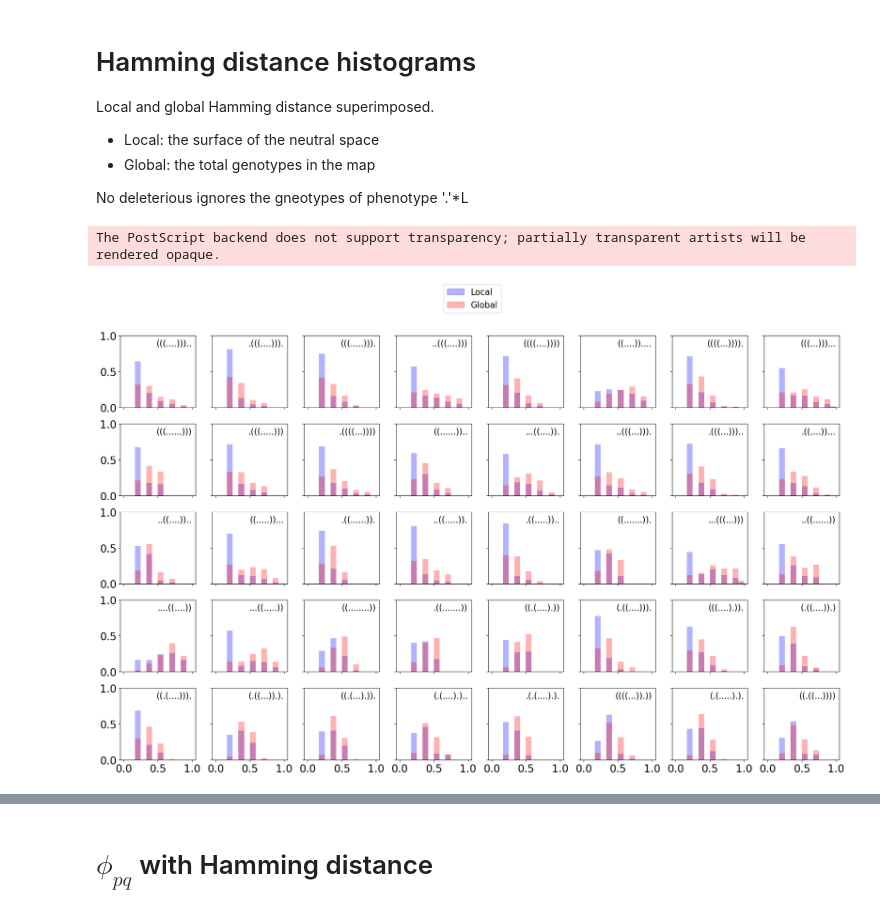
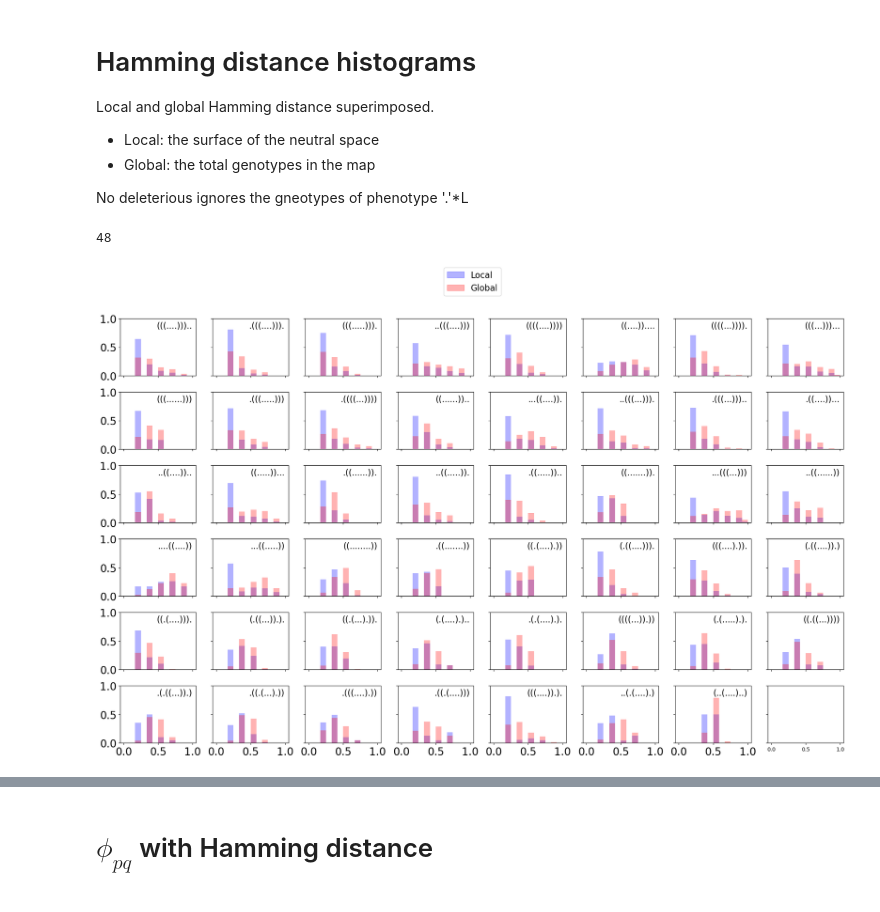
Before and after one commit to paulagrcg/phenodistance, a Jupyter notebook: plots/plotsnotebook.ipynb, the cells around one changed output, grey strips where cells are left out. Drawn from its saved outputs; the diff is of its cells as text; code cells hidden in the pictures.

```diff
--- a/plots/plotsnotebook.ipynb
+++ b/plots/plotsnotebook.ipynb
@@ -18,6 +18,10 @@ with open("../data/neutralsets.pkl","rb") as f:
     neutralsets = pickle.load(f)
 L=12
 K=4
+# %%
+len(neutralsets)
+# %% [output]
+48
 # %%
 from collections import defaultdict
 sort_neutralsets = defaultdict(float)
@@ -30,37 +34,40 @@ from matplotlib import pyplot as plt
 import numpy as np
 import matplotlib.patches as mpatches
 
-fig, axs = plt.subplots(5, 8, figsize=(20, 12), sharex=True, sharey=True)  # 5 rows, 8 columns
+fig, axs = plt.subplots(6, 8, figsize=(20, 12), sharex=True, sharey=True)  # 5 rows, 8 columns
 
 bins = np.linspace(0, 1, L+1)
-
+freqlist = defaultdict(list)
 
 for i, ax in enumerate(axs.flatten()):
     if i < len(hamminglocalDPD):
         key = list(sort_neutralsets.keys())[i+1]
 
         h_values = list(hamminglocalDPD[key].keys())
         counts = list(hamminglocalDPD[key].values())
+
+        for i,j in zip(h_values,counts):
+            i*=12
+            freqlist[i].append(j/edgeD[key])
 
         ax.hist(h_values, bins=bins, weights=np.array(counts)/(edgeD[key]), color='blue', alpha=0.3)
 
         h_values1 = list(hammingglobalDPD[key].keys())
         counts1 = np.array(list(hammingglobalDPD[key].values()))/np.sum(list(sort_neutralsets.values())[1:])
 
         ax.hist(h_values1, bins=bins, weights=np.array(counts1), color='red', alpha=0.3)
 
         ax.text(0.95, 0.95, key, horizontalalignment='right', verticalalignment='top', transform=ax.transAxes, fontsize=16)
         ax.set_yticks([0.0,0.5,1.0])
         ax.set_xticks([0.0,0.5,1.0])
         ax.tick_params(axis='both', which='major', labelsize=20)  # Set tick label size
 
 
 blue_patch = mpatches.Patch(color='blue', alpha=0.3, label='Local')
 red_patch = mpatches.Patch(color='red', alpha=0.3, label='Global')
 fig.legend(handles=[blue_patch, red_patch], loc='upper center', bbox_to_anchor=(0.5, 1.1), fontsize=16)
 plt.tight_layout()
 plt.savefig("hamming.png", bbox_inches='tight')
 plt.show()
 # %% [output]
-The PostScript backend does not support transparency; partially transparent artists will be rendered opaque.
-[figure, old version]
+[figure, new version]
```
Also changed, not shown: parts of 12 cells of this notebook, 15 other files.
